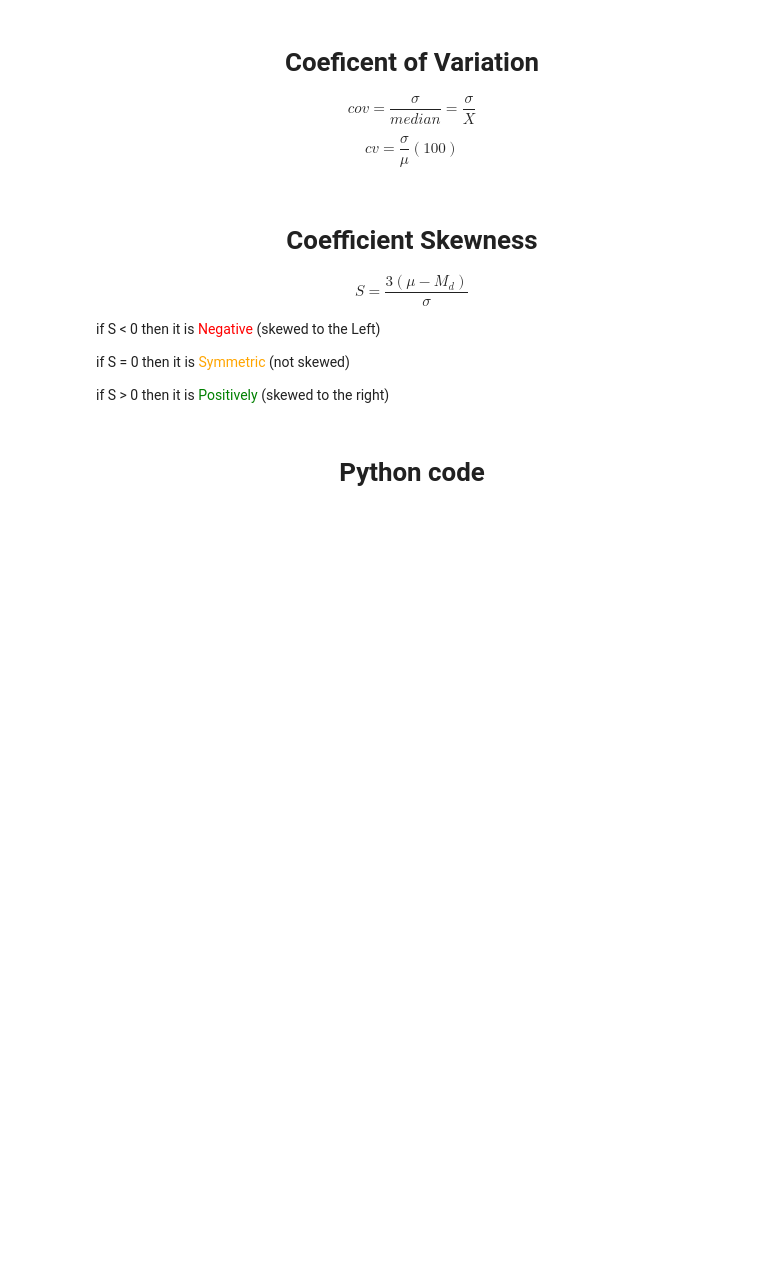
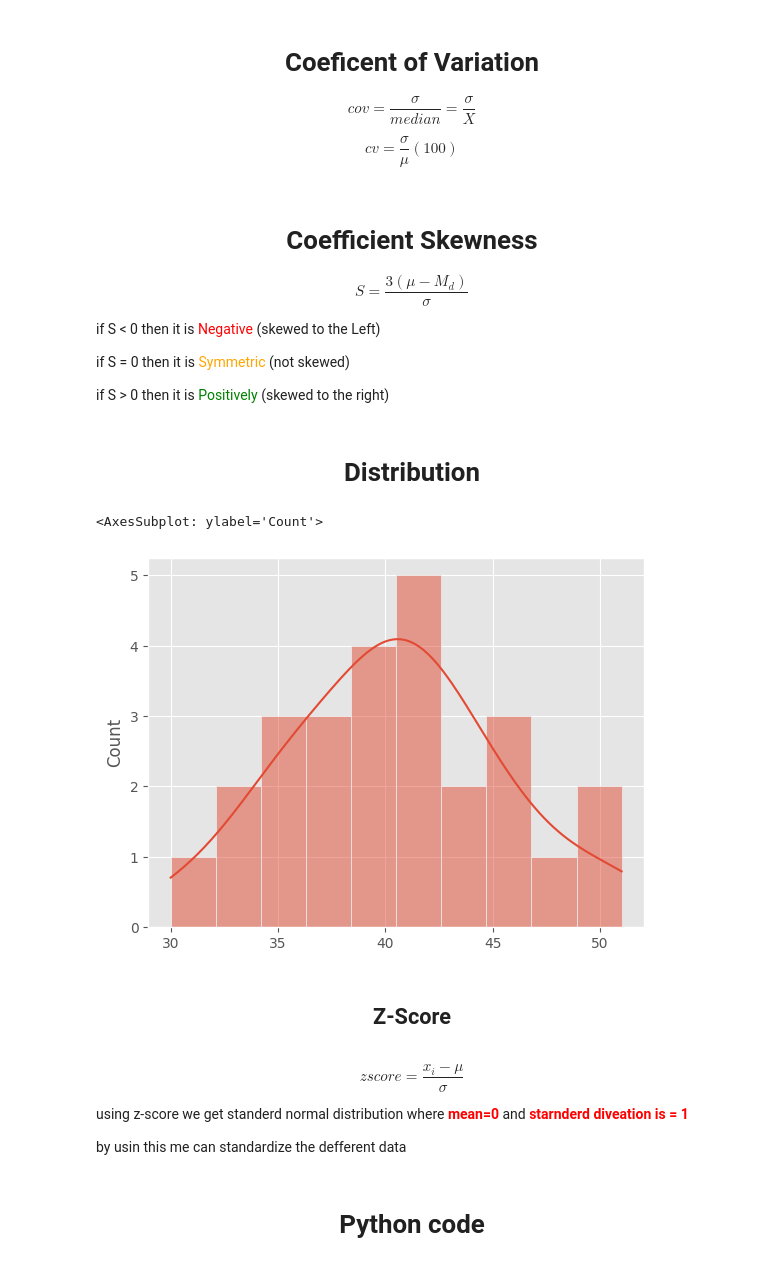
Before and after one commit to waseemofficial/Data-Analytics-NPTL, a Jupyter notebook: NPTL_1.ipynb, the cells around one changed output. Saved outputs shown, nothing was run; the diff lists cells and outputs as text; code cells hidden in the pictures; blank space fills up the shorter version.

```diff
--- a/NPTL_1.ipynb
+++ b/NPTL_1.ipynb
@@ -210,5 +242,24 @@ if S < 0 then it is <span style="color:red">Negative</span> (skewed to the Left)
 if S = 0 then it is <span style="color:orange">Symmetric</span> (not skewed)
 
 if S > 0 then it is <span style="color:green">Positively</span> (skewed to the right)
+# %% [markdown]
+# <center> Distribution
+# %%
+x=(30,33,34,35,36,36,37,37,38,40,40,40,40,41,41,41,41,42,43,43,45,45,45,47,50,51)
+sns.histplot(x=x,kde=True,bins=10)
+# Emperical Formula
+#
+# 68%-95%-99.7%
+# %% [output]
+<AxesSubplot: ylabel='Count'>
+[figure, added]
+# %% [markdown]
+## <center> **Z-Score**
+# %% [markdown]
+$$zscore=\frac{x_i-\mu}{\sigma}$$
+
+using z-score we get standerd normal distribution where <span style="color:red">**mean=0**</span> and <span style="color:red">**starnderd diveation is = 1**</span>
+
+by usin this me can standardize the defferent data
 # %% [markdown]
 # <center> Python code
```
Also changed, not shown: parts of 40 cells of this notebook, 5 other files.
